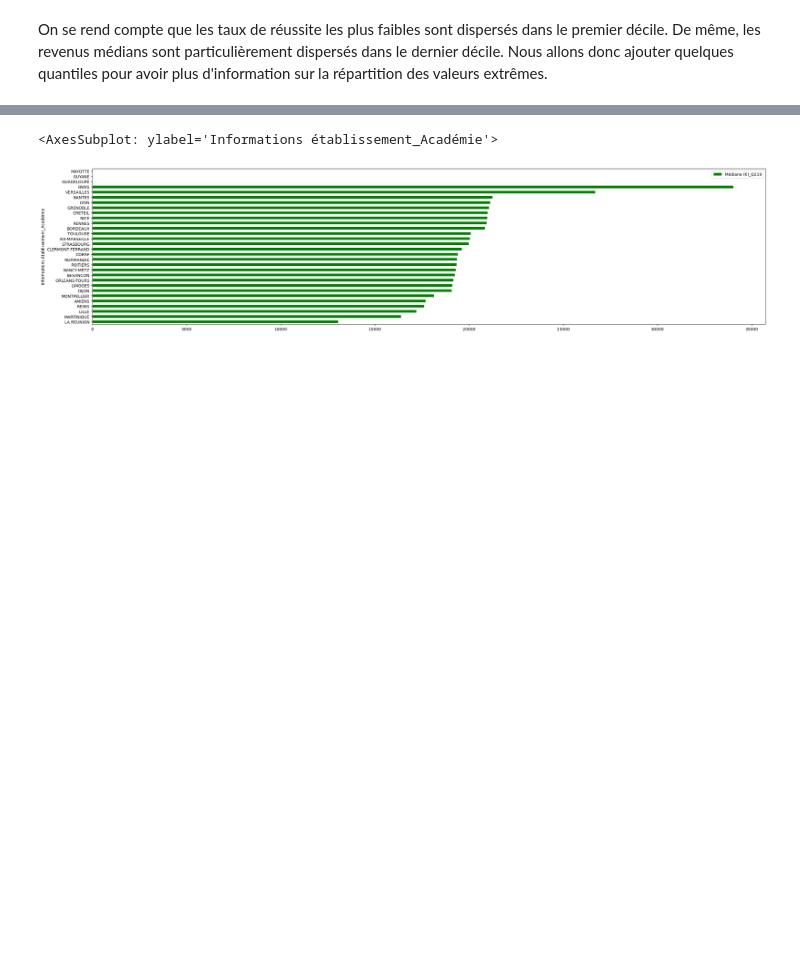
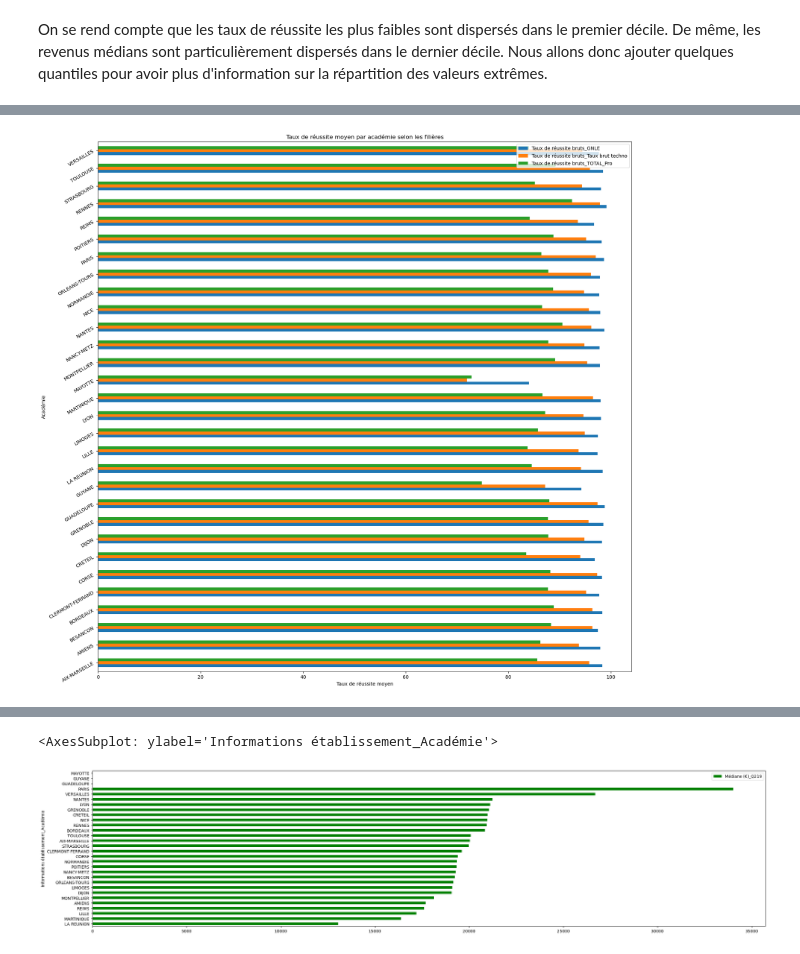
Before and after one commit to Acochepin/Python-2A---AC---JM---RS, a Jupyter notebook: Manipulation bases de données.ipynb, the cells around one changed output, grey strips where cells are left out. Drawn from its saved outputs; the diff is of its cells as text; code cells hidden in the pictures; blank space fills up the shorter version.

```diff
--- a/Manipulation bases de données.ipynb
+++ b/Manipulation bases de données.ipynb
@@ -491 +507,9 @@ TypeError: 'str' object is not callable
+# %%
+df_barres = df.groupby ("Informations établissement_Académie").agg({"Taux de réussite bruts_GNLE":"mean", "Taux de réussite bruts_Taux brut techno":"mean", "Taux de réussite bruts_TOTAL_Pro":"mean"})
+df_barres
+
+df_barres.plot(kind = "barh", rot = 30, figsize = [20,20], title = "Taux de réussite moyen par académie selon les filières", xlabel = "Taux de réussite moyen", ylabel = "Académie")
+plt.show()
+# %% [output]
+[figure, added]
 # %%
```
Also changed, not shown: parts of 8 cells of this notebook.
